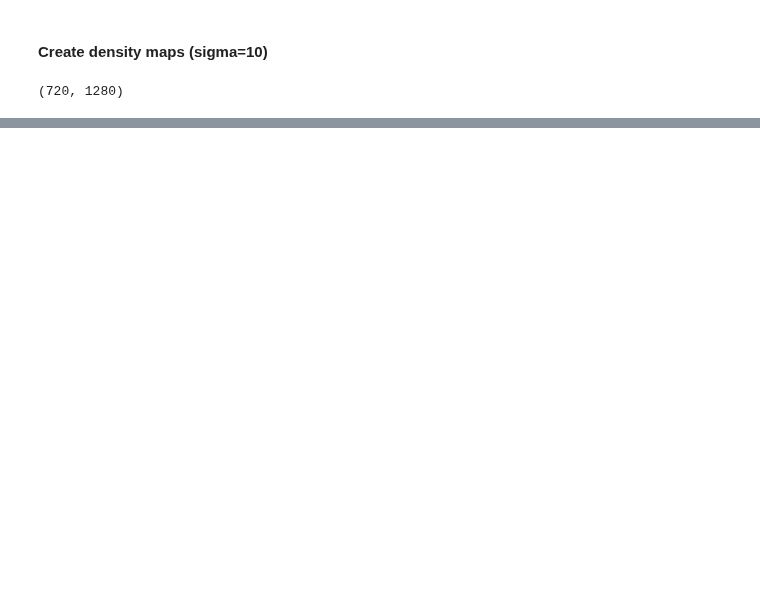
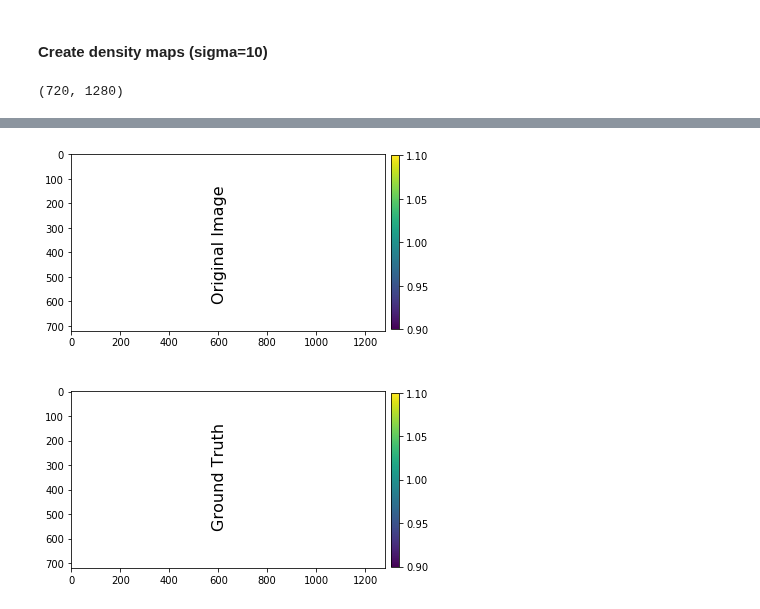
Before and after one commit to Tudor67/Object-Counting, a Jupyter notebook: playground/gt_carpk.ipynb, the cells around one changed output, grey strips where cells are left out. Saved outputs shown, nothing was run; the diff lists cells and outputs as text; code cells hidden in the pictures; blank space fills up the shorter version.

```diff
--- a/playground/gt_carpk.ipynb
+++ b/playground/gt_carpk.ipynb
@@ -139,0 +120,14 @@ for i in range(ROWS):
+# %%
+plt.figure(figsize=(20, 8))
+plt.subplot(2, 3, 1)
+plt.title(f'Original Image\n', fontsize=fontsize, loc='center', rotation=90, pad=-60)
+plt.imshow(np.ones_like(train_images[0]))
+plt.colorbar(fraction=fraction, pad=pad)
+
+plt.subplot(2, 3, 4)
+plt.title(f'Ground Truth\n', fontsize=fontsize, loc='center', rotation=90, pad=-60)
+plt.imshow(np.ones_like(train_images[0]))
+plt.colorbar(fraction=fraction, pad=pad)
+plt.show()
+# %% [output]
+[figure, added]
```
Also changed, not shown: parts of 6 cells of this notebook, 3 other files.
